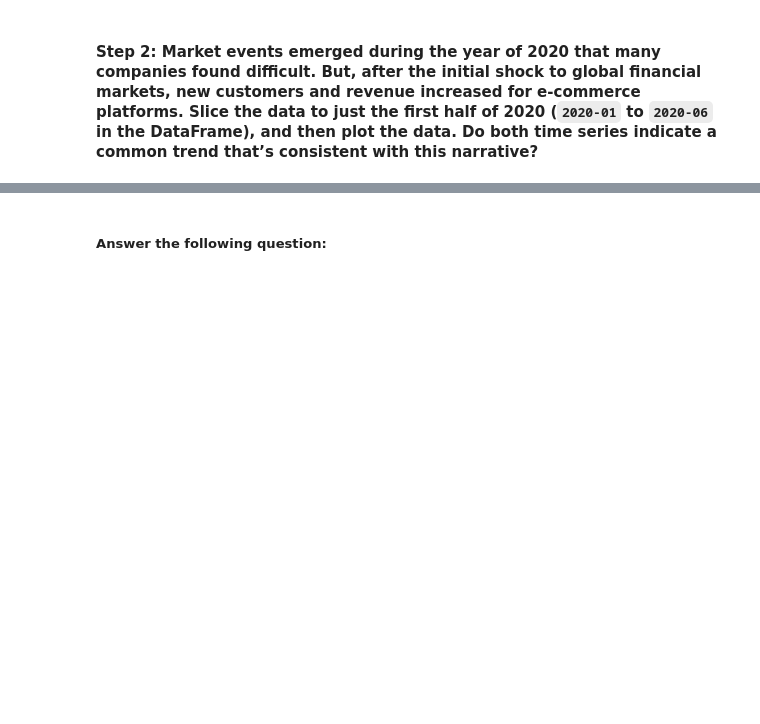
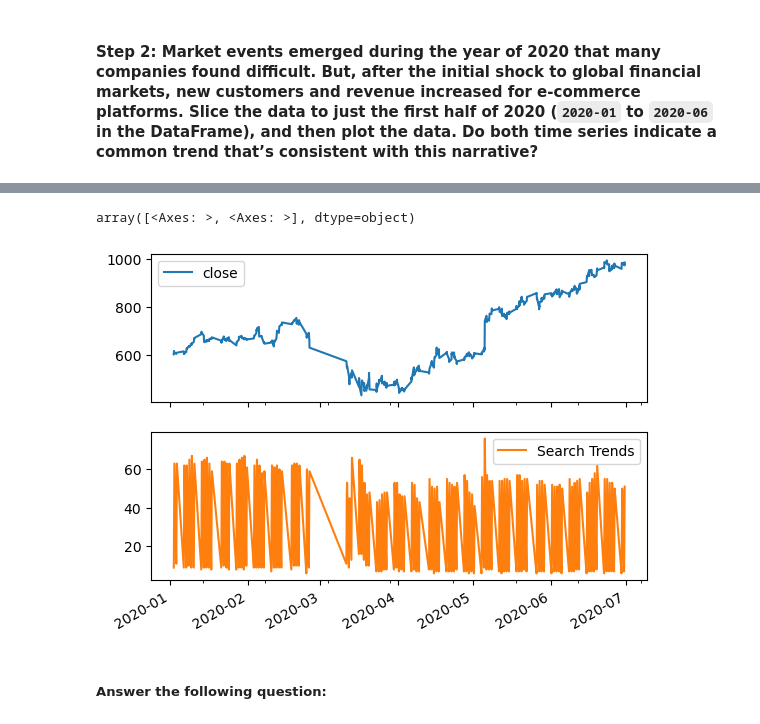
Before and after one commit to Kidalv85/prophet-challenge, a Jupyter notebook: forecasting_net_prophet.ipynb, the cells around one changed output, grey strips where cells are left out. Saved outputs shown, nothing was run; the diff lists cells and outputs as text; code cells hidden in the pictures; blank space fills up the shorter version.

```diff
--- a/forecasting_net_prophet.ipynb
+++ b/forecasting_net_prophet.ipynb
@@ -258,6 +258,7 @@ combined_mercado_df.tail()
 #### Step 2: Market events emerged during the year of 2020 that many companies found difficult. But, after the initial shock to global financial markets, new customers and revenue increased for e-commerce platforms. Slice the data to just the first half of 2020 (`2020-01` to `2020-06` in the DataFrame), and then plot the data. Do both time series indicate a common trend that’s consistent with this narrative?
 # %%
 # For the combined dataframe, slice to just the first half of 2020 (2020-01 through 2020-06)
-
+first_half_2020 = combined_mercado_df['2020-01':'2020-06']
 
 # View the first and last five rows of first_half_2020 DataFrame
+first_half_2020
@@ -264,7 +279,11 @@ combined_mercado_df.tail()
 # %%
 # Visualize the close and Search Trends data
 # Plot each column on a separate axes using the following syntax
 # `plot(subplots=True)`
+first_half_2020 .plot(subplots=True)
+# %% [output]
+array([<Axes: >, <Axes: >], dtype=object)
+[figure, added]
 # %% [markdown]
 ##### Answer the following question:
 # %% [markdown]
```
Also changed, not shown: parts of 1 cell of this notebook.
